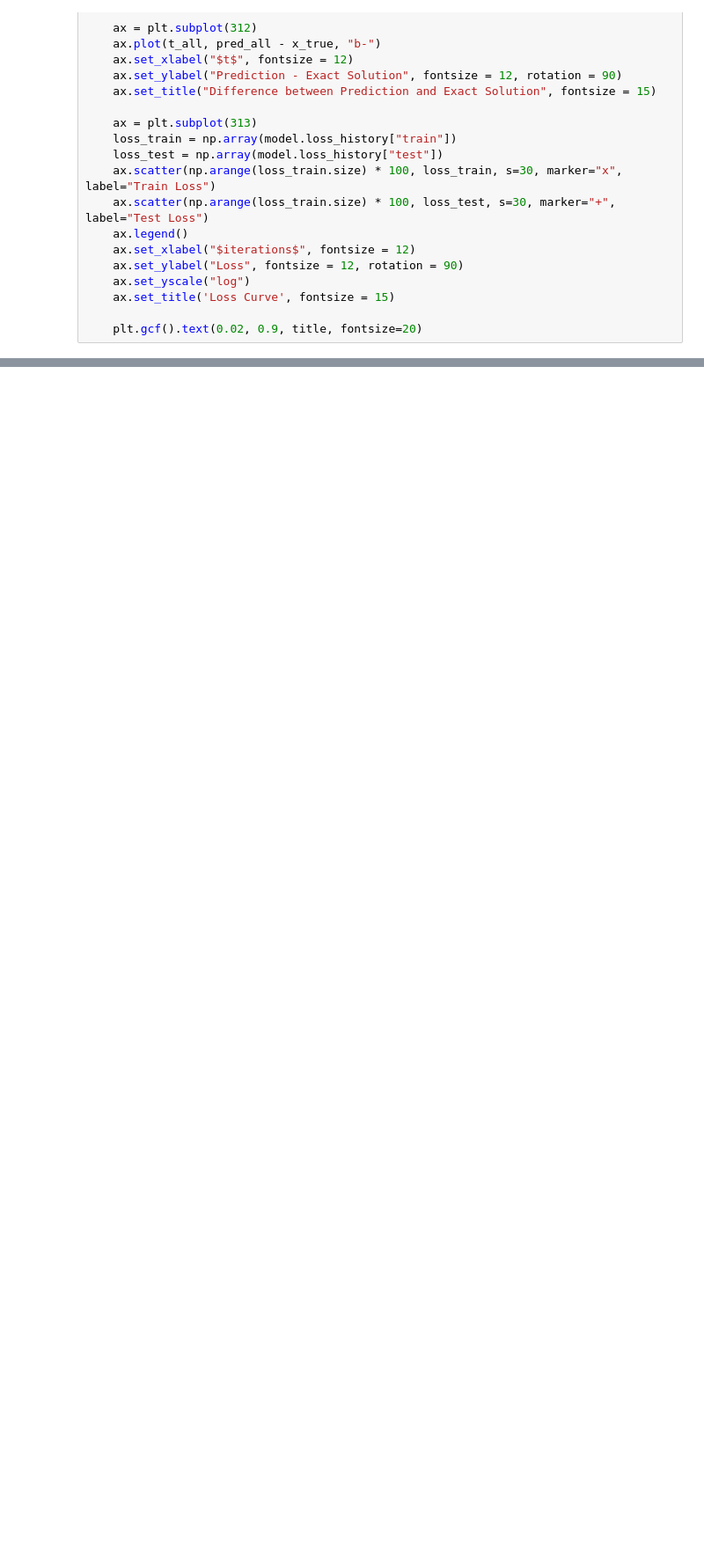
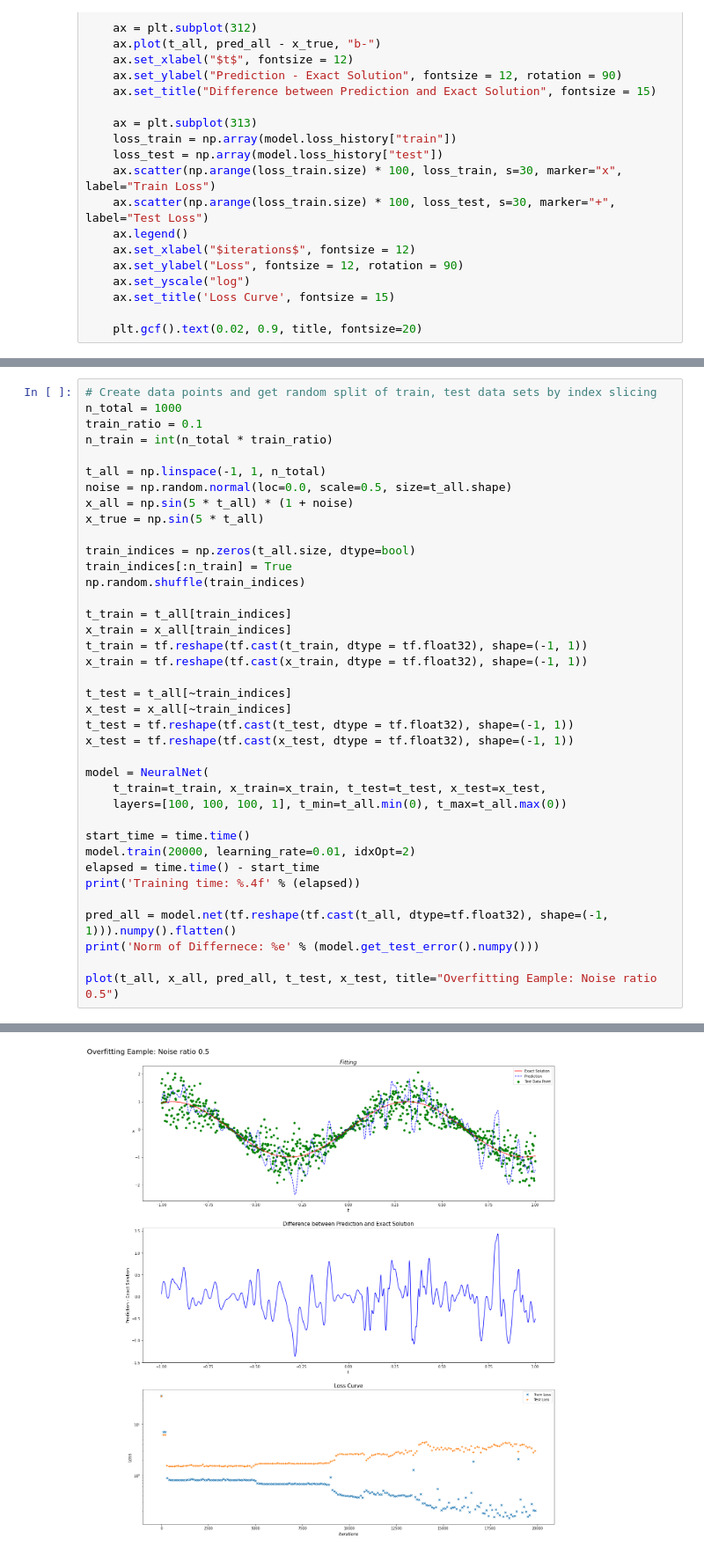
Before and after one commit to GP248CME215/Curve-fitting, a Jupyter notebook: Curve_fitting_1D_Keras.ipynb, the cells around one changed output, grey strips where cells are left out. Shown at 88% size. Saved outputs shown, nothing was run; the diff lists cells and outputs as text; blank space fills up the shorter version.

Commit message:
Add an overfitting example

```diff
--- a/Curve_fitting_1D_Keras.ipynb
+++ b/Curve_fitting_1D_Keras.ipynb
@@ -296,2 +296,41 @@ Training time: 13.7622
 Norm of Differnece: 4.640544e-01
 [figure]
+# %%
+# Create data points and get random split of train, test data sets by index slicing
+n_total = 1000
+train_ratio = 0.1
+n_train = int(n_total * train_ratio)
+
+t_all = np.linspace(-1, 1, n_total)
+noise = np.random.normal(loc=0.0, scale=0.5, size=t_all.shape)
+x_all = np.sin(5 * t_all) * (1 + noise)
+x_true = np.sin(5 * t_all)
+
+train_indices = np.zeros(t_all.size, dtype=bool)
+train_indices[:n_train] = True
+np.random.shuffle(train_indices)
+
+t_train = t_all[train_indices]
+x_train = x_all[train_indices]
+t_train = tf.reshape(tf.cast(t_train, dtype = tf.float32), shape=(-1, 1))
+x_train = tf.reshape(tf.cast(x_train, dtype = tf.float32), shape=(-1, 1))
+
+t_test = t_all[~train_indices]
+x_test = x_all[~train_indices]
+t_test = tf.reshape(tf.cast(t_test, dtype = tf.float32), shape=(-1, 1))
+x_test = tf.reshape(tf.cast(x_test, dtype = tf.float32), shape=(-1, 1))
+
+model = NeuralNet(
+    t_train=t_train, x_train=x_train, t_test=t_test, x_test=x_test,
+    layers=[100, 100, 100, 1], t_min=t_all.min(0), t_max=t_all.max(0))
+
+start_time = time.time()
+model.train(20000, learning_rate=0.01, idxOpt=2)
+elapsed = time.time() - start_time
+print('Training time: %.4f' % (elapsed))
+
+pred_all = model.net(tf.reshape(tf.cast(t_all, dtype=tf.float32), shape=(-1, 1))).numpy().flatten()
+print('Norm of Differnece: %e' % (model.get_test_error().numpy()))
+
+plot(t_all, x_all, pred_all, t_test, x_test, title="Overfitting Eample: Noise ratio 0.5")
+# %% [output]
@@ -297,0 +354 @@ Norm of Differnece: 4.640544e-01
+[figure, added]
```
Also changed, not shown: parts of 4 cells of this notebook.
